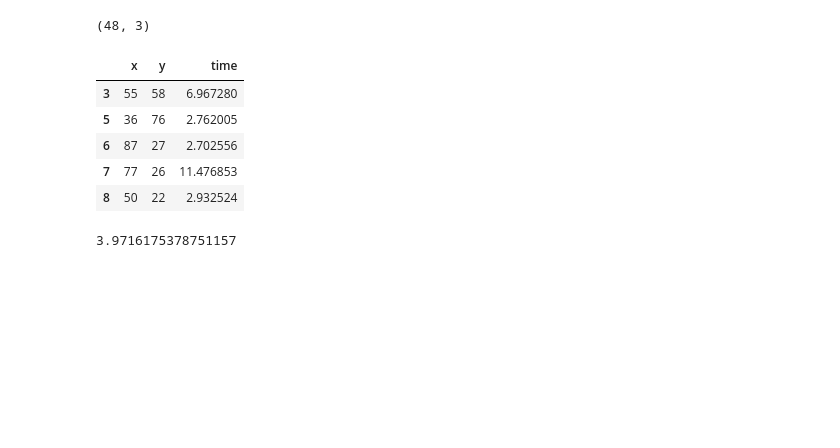
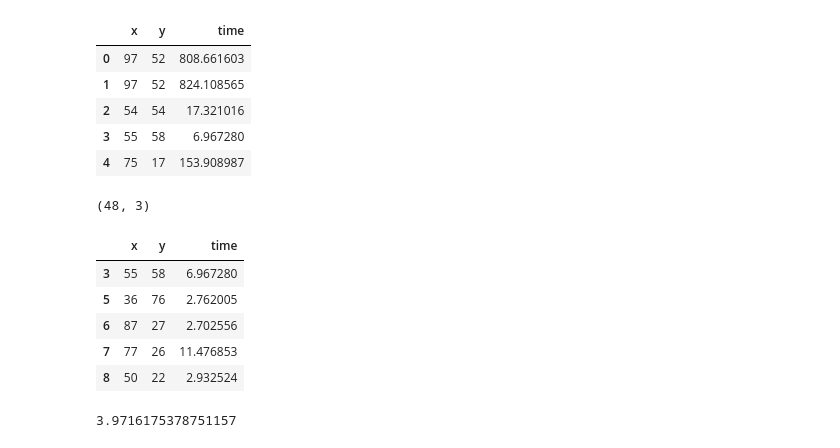
Before and after one commit to miguelespada/helloWorldFlask, a Jupyter notebook: sumas.ipynb, the cells around one changed output. Cells and saved outputs as stored; diff of their text form; code cells hidden in the pictures; blank space fills up the shorter version.

```diff
--- a/sumas.ipynb
+++ b/sumas.ipynb
@@ -4,6 +5,15 @@
 df = pd.read_csv('list3.csv', header=None, sep=";")
 # %%
 df.columns = ["x", "y", "time"]
+# %%
+df.head()
+# %% [output]
+|  | x | y | time |
+| 0 | 97 | 52 | 808.661603 |
+| 1 | 97 | 52 | 824.108565 |
+| 2 | 54 | 54 | 17.321016 |
+| 3 | 55 | 58 | 6.967280 |
+| 4 | 75 | 17 | 153.908987 |
 # %%
 df.shape
 # %% [output]
```
Also changed, not shown: parts of 17 cells of this notebook, 7 other files.
